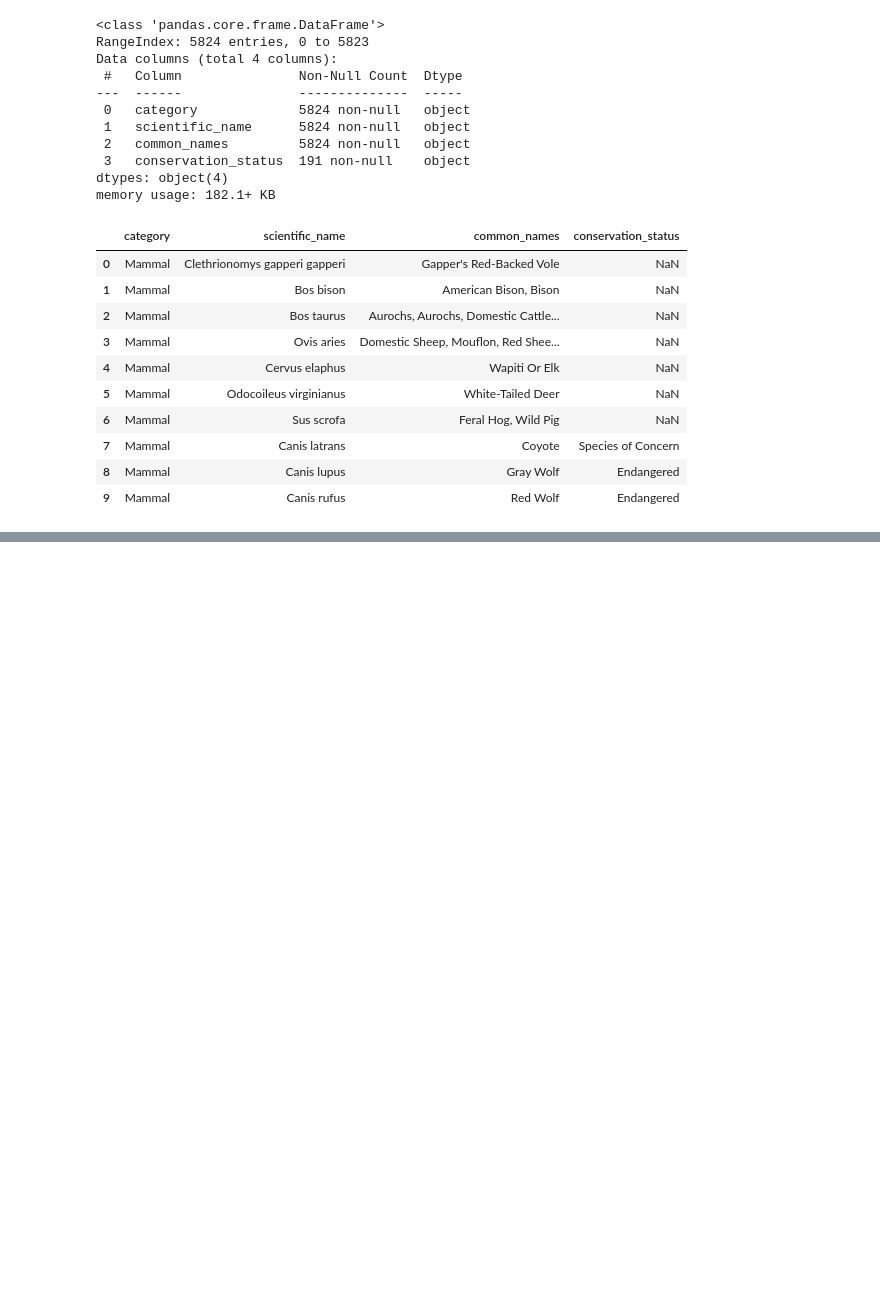
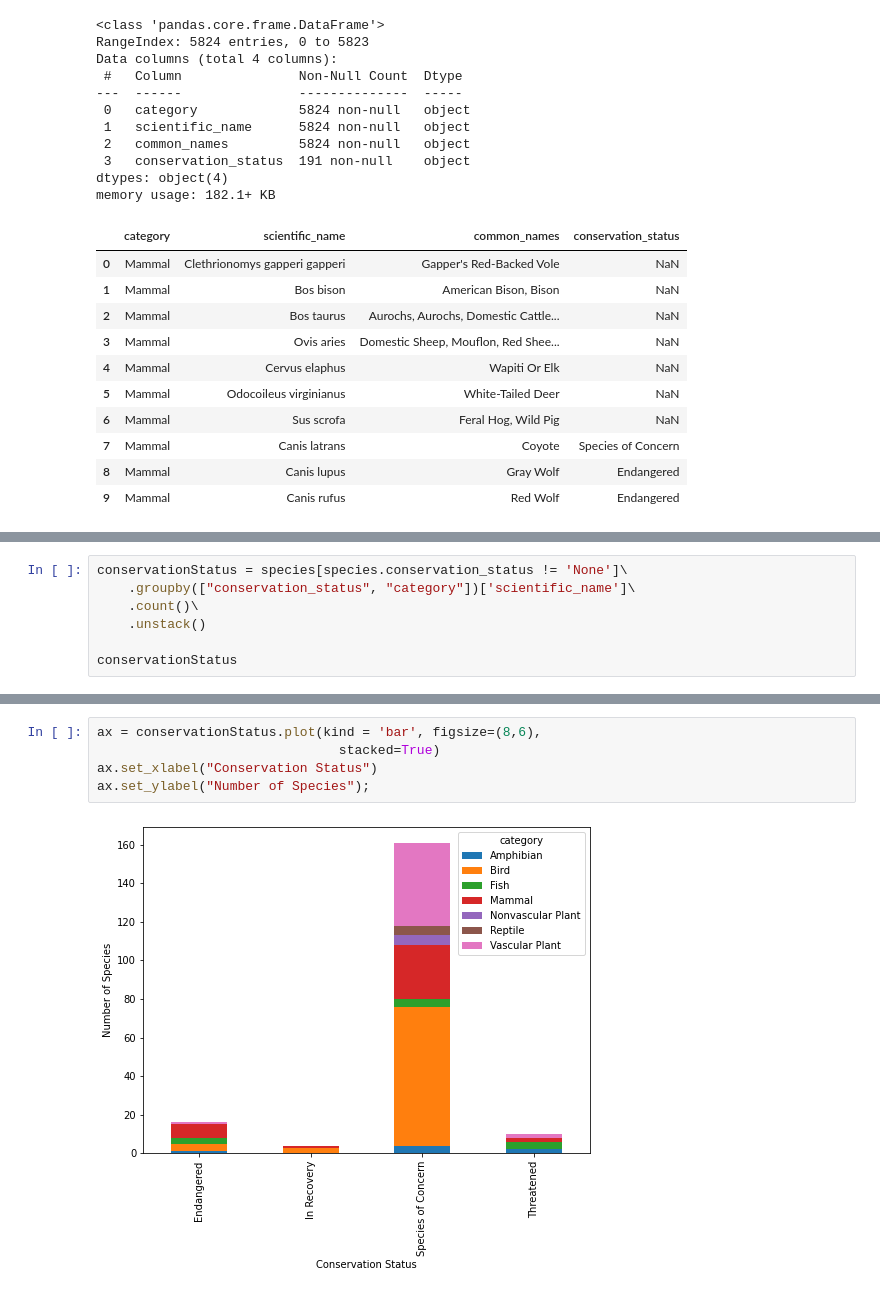
Before and after one commit to cvschwrtz/Biodiversity, a Jupyter notebook: biodiversity.ipynb, the cells around one changed output, grey strips where cells are left out. Cells and saved outputs as stored; diff of their text form; blank space fills up the shorter version.

```diff
--- a/biodiversity.ipynb
+++ b/biodiversity.ipynb
@@ -107,0 +163,7 @@ print(species.conservation_status.nunique())
+# %%
+conservationStatus = species[species.conservation_status != 'None']\
+    .groupby(["conservation_status", "category"])['scientific_name']\
+    .count()\
+    .unstack()
+
+conservationStatus
@@ -107,0 +177,7 @@ print(species.conservation_status.nunique())
+# %%
+ax = conservationStatus.plot(kind = 'bar', figsize=(8,6),
+                               stacked=True)
+ax.set_xlabel("Conservation Status")
+ax.set_ylabel("Number of Species");
+# %% [output]
+[figure, added]
```
Also changed, not shown: parts of 28 cells of this notebook.
